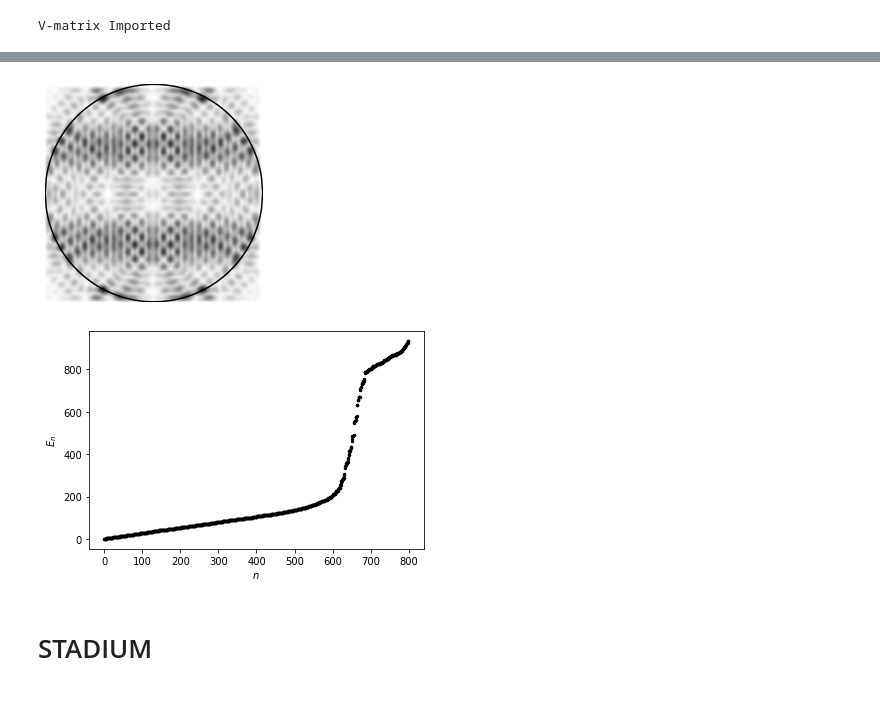
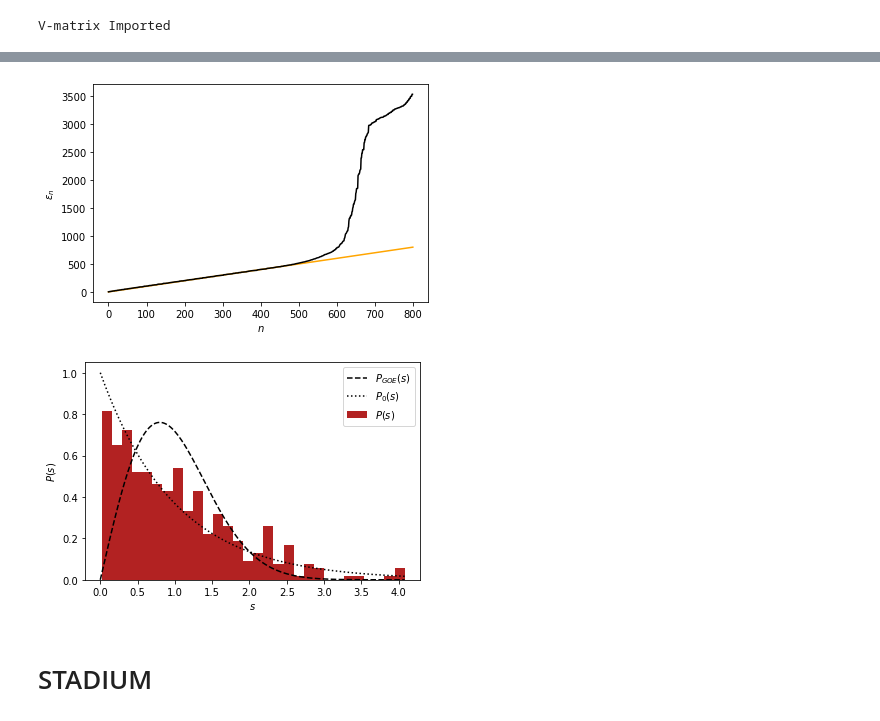
Before and after one commit to benjaminorthner/cms_exam_project, a Jupyter notebook: billiard/billiard.ipynb, the cells around one changed output, grey strips where cells are left out. Saved outputs shown, nothing was run; the diff lists cells and outputs as text; code cells hidden in the pictures.

```diff
--- a/billiard/billiard.ipynb
+++ b/billiard/billiard.ipynb
@@ -110,19 +25,9 @@ sorted(C.kn_evals[:20])
-# %%
-#for i in range(20):
-#    C.plot_wavefunction(i, 50, 50, save=True)
-C.plot_wavefunction(519, 50, 50, save=True)
-# %% [output]
-[figure, removed]
-# %%
-plt.scatter(range(len(C.En_evals)), C.En_evals, s=6, color="black")
-#plt.yscale("log")
-plt.ylabel(r"$E_n$")
-plt.xlabel(r"$n$")
-
-plt.savefig("circle_evals_800.png", dpi=200, bbox_inches="tight")
-plt.show()
-# %% [output]
-[figure, removed]
+# %%
+C.plot_unfolded_spectrum(save = True)
+C.plot_spacing_distribution(bins=30, plot_GOE=True, plot_Poission=True, save=True)
+# %% [output]
+[figure, added]
+[figure, added]
 # %% [markdown]
 # STADIUM
 # %%
```
Also changed, not shown: parts of 13 cells of this notebook, 2 other files.
